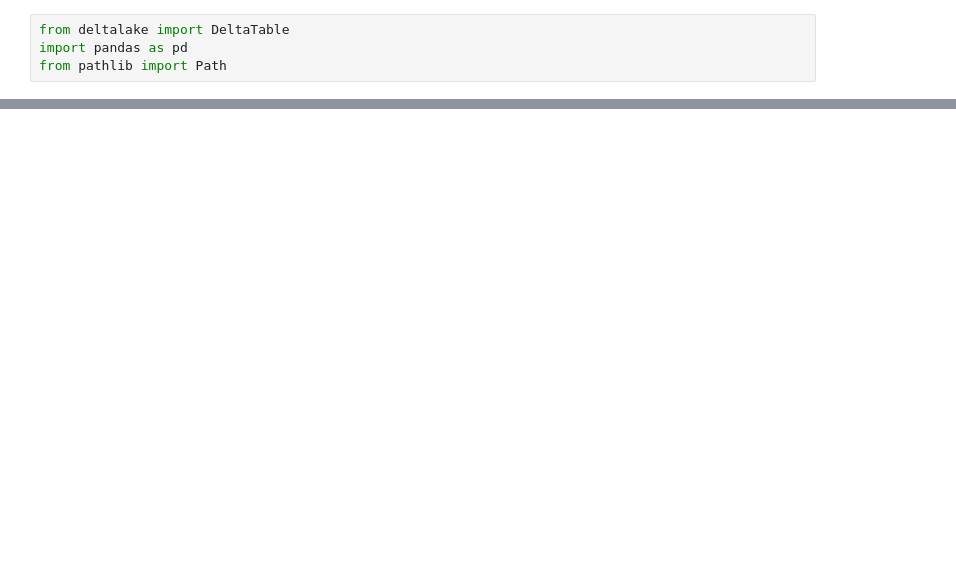
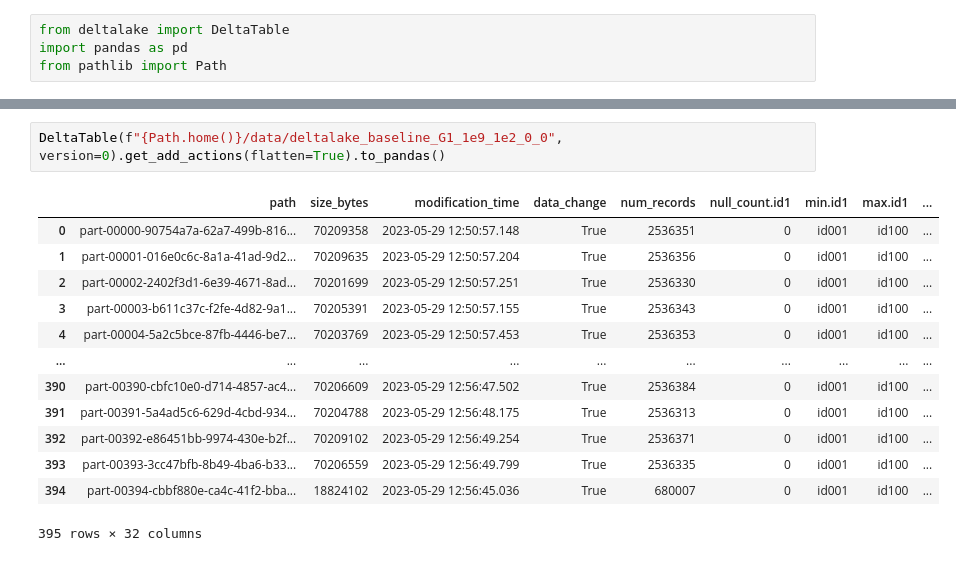
Before and after one commit to delta-io/delta-examples, a Jupyter notebook: notebooks/python-deltalake/csv-parquet-delta-lake.ipynb, the cells around one changed output, grey strips where cells are left out. Drawn from its saved outputs; the diff is of its cells as text; blank space fills up the shorter version.

```diff
--- a/notebooks/python-deltalake/csv-parquet-delta-lake.ipynb
+++ b/notebooks/python-deltalake/csv-parquet-delta-lake.ipynb
@@ -213,2 +223,18 @@ from pathlib import Path
+# %%
+DeltaTable(f"{Path.home()}/data/deltalake_baseline_G1_1e9_1e2_0_0", version=0).get_add_actions(flatten=True).to_pandas()
+# %% [output]
+|  | path | size_bytes | modification_time | data_change | num_records | null_count.id1 | min.id1 | max.id1 | ... |
+| 0 | part-00000-90754a7a-62a7-499b-816... | 70209358 | 2023-05-29 12:50:57.148 | True | 2536351 | 0 | id001 | id100 | ... |
+| 1 | part-00001-016e0c6c-8a1a-41ad-9d2... | 70209635 | 2023-05-29 12:50:57.204 | True | 2536356 | 0 | id001 | id100 | ... |
+| 2 | part-00002-2402f3d1-6e39-4671-8ad... | 70201699 | 2023-05-29 12:50:57.251 | True | 2536330 | 0 | id001 | id100 | ... |
+| 3 | part-00003-b611c37c-f2fe-4d82-9a1... | 70205391 | 2023-05-29 12:50:57.155 | True | 2536343 | 0 | id001 | id100 | ... |
+| 4 | part-00004-5a2c5bce-87fb-4446-be7... | 70203769 | 2023-05-29 12:50:57.453 | True | 2536353 | 0 | id001 | id100 | ... |
+| ... | ... | ... | ... | ... | ... | ... | ... | ... | ... |
+| 390 | part-00390-cbfc10e0-d714-4857-ac4... | 70206609 | 2023-05-29 12:56:47.502 | True | 2536384 | 0 | id001 | id100 | ... |
+| 391 | part-00391-5a4ad5c6-629d-4cbd-934... | 70204788 | 2023-05-29 12:56:48.175 | True | 2536313 | 0 | id001 | id100 | ... |
+| 392 | part-00392-e86451bb-9974-430e-b2f... | 70209102 | 2023-05-29 12:56:49.254 | True | 2536371 | 0 | id001 | id100 | ... |
+| 393 | part-00393-3cc47bfb-8b49-4ba6-b33... | 70206559 | 2023-05-29 12:56:49.799 | True | 2536335 | 0 | id001 | id100 | ... |
+| 394 | part-00394-cbbf880e-ca4c-41f2-bba... | 18824102 | 2023-05-29 12:56:45.036 | True | 680007 | 0 | id001 | id100 | ... |
+395 rows × 32 columns
 # %%
 %%time
```
Also changed, not shown: parts of 27 cells of this notebook, 2 other files.
